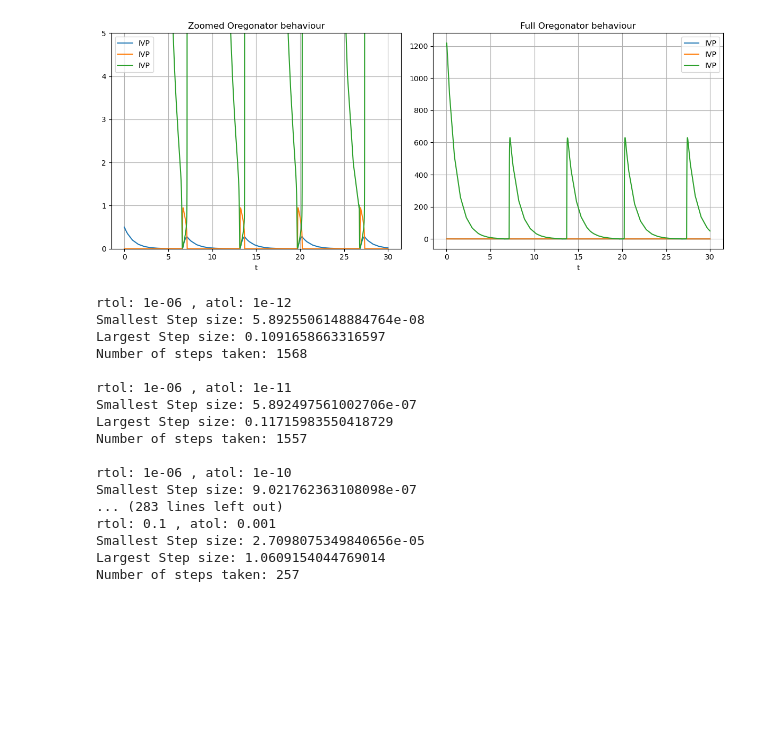
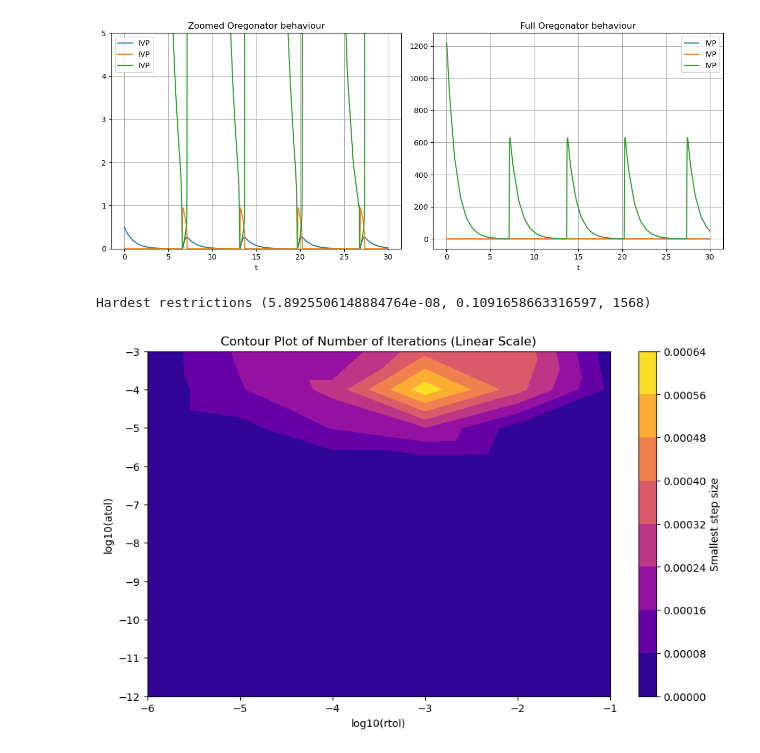
Before and after one commit to VogelBenjamin/Integration-of-Stiff-ODEs, a Jupyter notebook: Integration of stiff ODE Oregonator.ipynb, the cells around one changed output. Saved outputs shown, nothing was run; the diff lists cells and outputs as text; code cells hidden in the pictures; blank space fills up the shorter version.

```diff
--- a/Integration of stiff ODE Oregonator.ipynb
+++ b/Integration of stiff ODE Oregonator.ipynb
@@ -466,31 +477,45 @@ plt.show()
 rtol_space = np.logspace(-6,-1,6)
 atol_space = np.logspace(-12,-3,10)
 
+results = {}
 for r in rtol_space:
     for a in atol_space:
 
         steps = []
         for y,t,h in radau_gen(m,np.array([0.5,0,1200]),30, rtol=r, atol=a):
             steps.append(h)
-        print(f"rtol: {r} , atol: {a}")
-        print("Smallest Step size:",min(steps), "\nLargest Step size:", max(steps))
-        print("Number of steps taken:", len(steps))
-        print("")
+
+        results[(r,a)] = (min(steps),max(steps),len(steps))
-# %% [output]
-rtol: 1e-06 , atol: 1e-12
-Smallest Step size: 5.8925506148884764e-08
-Largest Step size: 0.1091658663316597
-Number of steps taken: 1568
-
-rtol: 1e-06 , atol: 1e-11
-Smallest Step size: 5.892497561002706e-07
-Largest Step size: 0.11715983550418729
-Number of steps taken: 1557
-
-rtol: 1e-06 , atol: 1e-10
-Smallest Step size: 9.021762363108098e-07
-... (283 lines left out)
-rtol: 0.1 , atol: 0.001
-Smallest Step size: 2.7098075349840656e-05
-Largest Step size: 1.0609154044769014
-Number of steps taken: 257
+# %%
+print("Hardest restrictions", results[(1e-6,1e-12)])
+# %% [output]
+Hardest restrictions (5.8925506148884764e-08, 0.1091658663316597, 1568)
+# %%
+import matplotlib.tri as tri
+
+
+
+x_vals = [k[0] for k in results.keys()]
+y_vals = [k[1] for k in results.keys()]
+smallest = [v[0] for v in results.values()] # keep smallest g
+
+
+x_log = np.log10(x_vals)
+y_log = np.log10(y_vals)
+
+
+triang = tri.Triangulation(x_log, y_log)
+
+
+plt.figure(figsize=(10, 6))
+contour = plt.tricontourf(triang, smallest, cmap="plasma")
+plt.colorbar(contour, label="Smallest step size")
+
+
+plt.xlabel("log10(rtol)")
+plt.ylabel("log10(atol)")
+plt.title("Contour Plot of Number of Iterations (Linear Scale)")
+
+plt.show()
+# %% [output]
+[figure, added]
```
Also changed, not shown: parts of 6 cells of this notebook, 1 other file.
